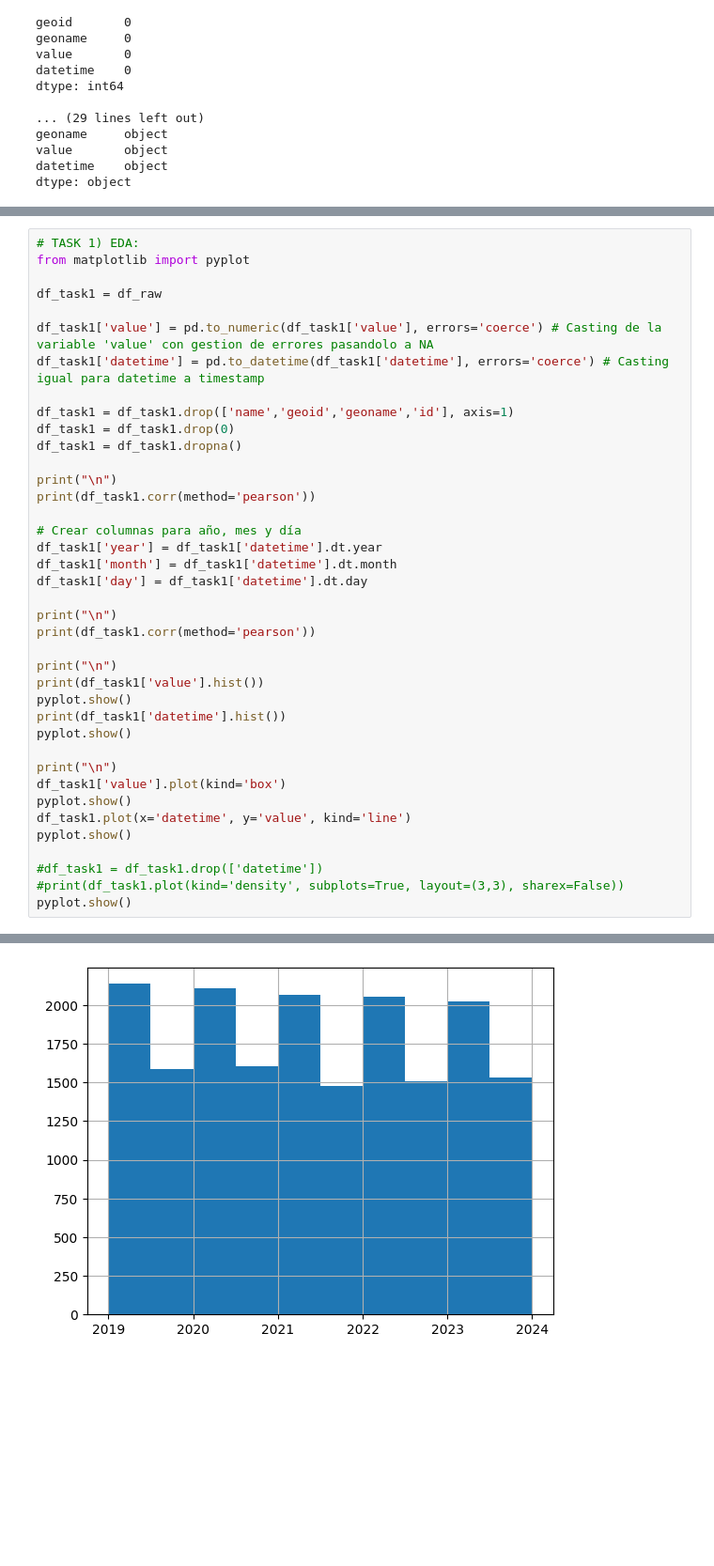
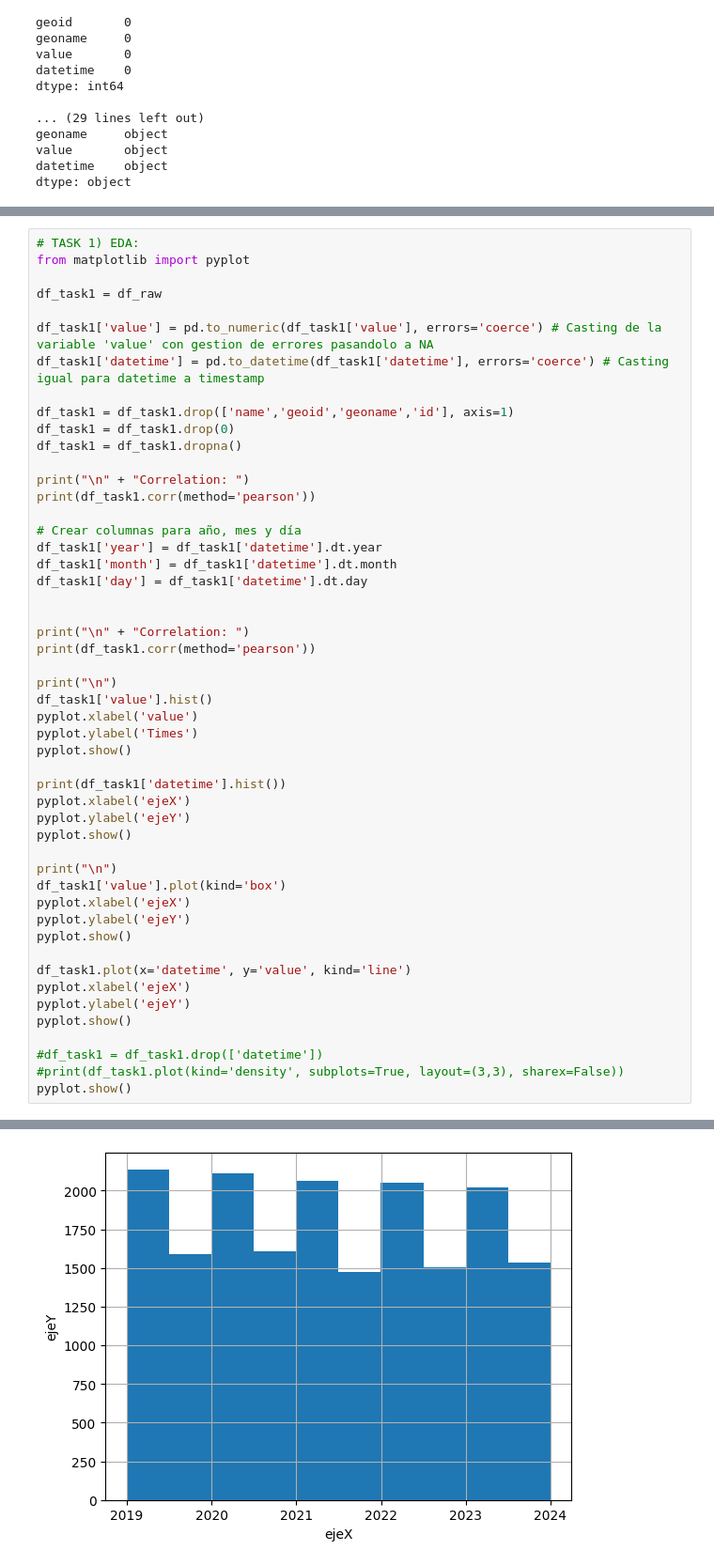
Before and after one commit to gmane52/PythonProjectCode, a Jupyter notebook: WS.ipynb, the cells around one changed output, grey strips where cells are left out. Shown: that part at 94% size. Cells and saved outputs as stored; diff of their text form; blank space fills up the shorter version.

Commit message:
Añado Histogramas

```diff
--- a/WS.ipynb
+++ b/WS.ipynb
@@ -120,7 +120,7 @@ df_task1 = df_task1.drop(['name','geoid','geoname','id'], axis=1)
 df_task1 = df_task1.drop(0)
 df_task1 = df_task1.dropna()
 
-print("\n")
+print("\n" + "Correlation: ")
 print(df_task1.corr(method='pearson'))
 
 # Crear columnas para año, mes y día
@@ -128,19 +128,30 @@ df_task1['year'] = df_task1['datetime'].dt.year
 df_task1['month'] = df_task1['datetime'].dt.month
 df_task1['day'] = df_task1['datetime'].dt.day
 
-print("\n")
+
+print("\n" + "Correlation: ")
 print(df_task1.corr(method='pearson'))
 
 print("\n")
-print(df_task1['value'].hist())
+df_task1['value'].hist()
+pyplot.xlabel('value')
+pyplot.ylabel('Times')
 pyplot.show()
+
 print(df_task1['datetime'].hist())
+pyplot.xlabel('ejeX')
+pyplot.ylabel('ejeY')
 pyplot.show()
 
 print("\n")
 df_task1['value'].plot(kind='box')
+pyplot.xlabel('ejeX')
+pyplot.ylabel('ejeY')
 pyplot.show()
+
 df_task1.plot(x='datetime', y='value', kind='line')
+pyplot.xlabel('ejeX')
+pyplot.ylabel('ejeY')
 pyplot.show()
 
 #df_task1 = df_task1.drop(['datetime'])
@@ -165,2 +174,2 @@ Axes(0.125,0.11;0.775x0.77)
 Axes(0.125,0.11;0.775x0.77)
-[figure, old version]
+[figure, new version]
```
Also changed, not shown: parts of 4 cells of this notebook.
